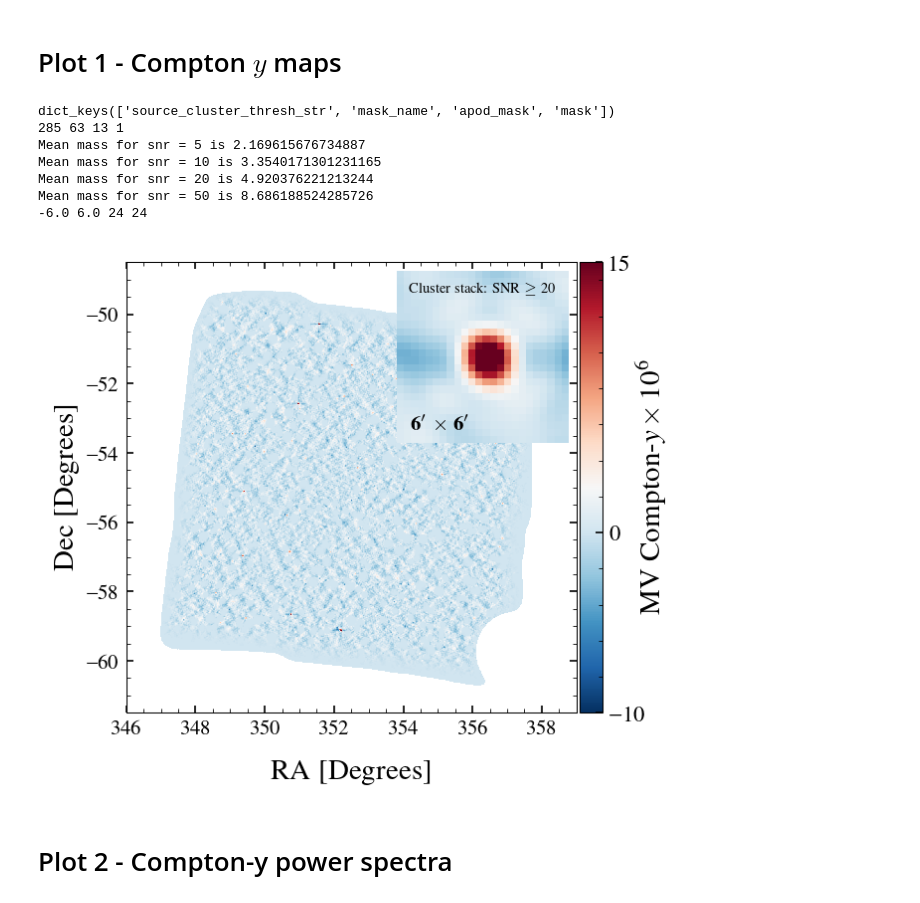
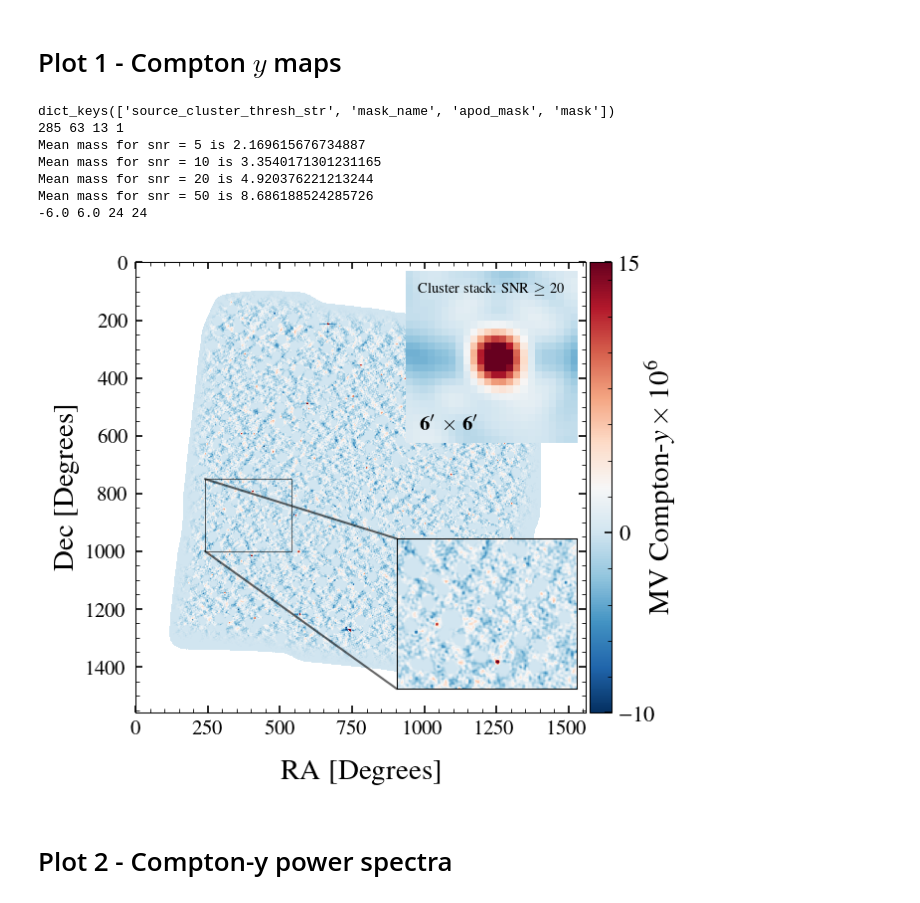
Before and after one commit to sriniraghunathan/tSZ_2pt_SPT_SPIRE, a Jupyter notebook: read_files_and_make_plots.ipynb, the cells around one changed output. Drawn from its saved outputs; the diff is of its cells as text; code cells hidden in the pictures.

Commit message:
minor plot edits

```diff
--- a/read_files_and_make_plots.ipynb
+++ b/read_files_and_make_plots.ipynb
@@ -212,6 +212,12 @@ def wiener_filtered_image_to_plot(image, mapparams, ilckey, dx = 0.5, beam_fwhm_
     import flatsky
     els = res_dic[(ilckey, ilckey)]['els']
     cls = res_dic[(ilckey, ilckey)]['data_odd_even_combs_only']
+    if (1): #rough data beam to go in the Wiener filter template
+        lmax = max(els)
+        bl_data_rough = flatsky.get_beam(None, 1.2, lmax)
+        bl_data_rough = np.interp(els, np.arange(len(bl_data_rough)), bl_data_rough)
+        cls = cls * bl_data_rough**2.
+
     fg_plus_noise_cls = res_dic[(ilckey, ilckey)]['sim']
     filter_for_image = flatsky.wiener_filter(mapparams, cls, fg_plus_noise_cls, el = els)
     if beam_fwhm_am > 0:
@@ -235,7 +241,7 @@ for to_plot_cntr, ilckey in enumerate( fname_dic ):
     mask_to_plot = mask #apod_mask * mask
     curr_ymap_to_plot = np.copy( curr_ymap ) * yscalefac * mask_to_plot
 
-    if (1): #20260115
+    if (0): #20260115
         mapparams = [ny, nx, dx, dx]
         curr_ymap_to_plot = wiener_filtered_image_to_plot(curr_ymap_to_plot, mapparams, ilckey, beam_fwhm_am=beam_fwhm_am_for_smoothing)
         vmin, vmax = -10., 15.
@@ -250,7 +256,7 @@ for to_plot_cntr, ilckey in enumerate( fname_dic ):
     clf()
     ax = subplot(tr, tc, to_plot_cntr+1)
     tmp_imshow = imshow( curr_ymap_to_plot, vmin = vmin, vmax = vmax, cmap = cmap,
-                        extent = [xmin, xmax, ymin, ymax],
+                        #extent = [xmin, xmax, ymin, ymax],
                        );
     ##show(); sys.exit()
     if len( fname_dic ) == 1:
@@ -263,17 +269,19 @@ for to_plot_cntr, ilckey in enumerate( fname_dic ):
 
     if (0): #mark clusters
         x_arr, y_arr = ra_dec_clusters_dic[cluster_snr_thresh_for_stack_plot]
+        #print(x_arr, y_arr); sys.exit()
         """
         inds = np.where( (x_arr>=xmin) & (x_arr<=xmax) & (y_arr>=ymin) & (y_arr<=ymax)  )
         x_arr = x_arr[inds]
         y_arr = y_arr[inds]
         """
-        x_arr, y_arr = [352.], [-59.]
-        #x_arr, y_arr = x_y_clusters_dic[20]
+        #x_arr, y_arr = [352.], [-59.]
+        x_arr, y_arr = x_y_clusters_dic[10]
+
         plot( x_arr, y_arr, 'o', ls = 'None', ms = 5., mec = 'black', color = 'None')
         lims_extra = 0.
-        xlim(xmin-lims_extra, xmax+lims_extra); ylim(ymin-lims_extra, ymax+lims_extra)
-        show(); sys.exit()
+        #xlim(xmin-lims_extra, xmax+lims_extra); ylim(ymin-lims_extra, ymax+lims_extra)
+        #show(); sys.exit()
 
     ##title(r'%s' %(ilc_specs_dic[ilckey]), fontsize = fsval+2)
 
@@ -311,12 +319,13 @@ for to_plot_cntr, ilckey in enumerate( fname_dic ):
             #ax.indicate_inset_zoom(ax2, edgecolor='black', lw = 1., alpha = 0.6)
             #ax2.grid(True, which='both', ls='-', lw = 0.1, alpha = 0.1)
     """
-    if (0): #zoom-in
+    if (1): #zoom-in
         #x1_deg, x2_deg, y1_deg, y2_deg = 350., 353., -58., -60.
         #x0_deg, y0_deg = 351.5, -59.
-        x1, x2, y1, y2 = 510, 800, 1170, 1310
-        width, height = 0.35, 0.25
-        xloc, yloc = 0.63, 0.02
+        ###x1, x2, y1, y2 = 510, 800, 1170, 1310
+        x1, x2, y1, y2 = 240, 540, 750, 1000
+        width = height = 0.4
+        xloc, yloc = 1-width-0.02, 0.02
         rect=[xloc, yloc, width, height]
         ax2=add_subplot_axes(ax,rect)
         ax2.set_facecolor('white')
@@ -382,35 +391,35 @@ if (1): #zoom-in
     ##colorbar()
     fsval = 8
     title(r'Cluster stack: SNR $\ge$ %g' %(cluster_snr_thresh_for_stack_plot), fontsize = fsval-1, y = 0.8)
     if (1):
         ax2.text(-5., -5, r'${\bf 6^{\prime}\ {\boldmath \times}\ 6^{\prime}}$')
         xticks([]); yticks([])
     else:
         xlabel(r'Arcmins', fontsize = fsval, labelpad = -0.5)
         ylabel(r'Arcmins', fontsize = fsval, labelpad = -0.5)
         ax2.xaxis.set_major_locator(MaxNLocator(nbins=3))
         ax2.yaxis.set_major_locator(MaxNLocator(nbins=3))
         ##ax2 = format_axis(ax2, fsval, fsval)
 
     ax2.tick_params(which = 'major', axis = 'both', direction='in', length=3, width=0.75)
     ax2.tick_params(which = 'minor', axis = 'both', direction='in', length=2., width=0.25)
     ax2.axis('off')
 
 plname = 'plots/ymap_plots.pdf'
 if filters_applied:
     plname = '%s_%s' %(plname, filters_applied)
 plname = '%s.pdf' %(plname)
-savefig(plname, dpi = 200.)
+#savefig(plname, dpi = 200.)
 show()
 # %% [output]
 dict_keys(['source_cluster_thresh_str', 'mask_name', 'apod_mask', 'mask'])
 285 63 13 1
 Mean mass for snr = 5 is 2.169615676734887
 Mean mass for snr = 10 is 3.3540171301231165
 Mean mass for snr = 20 is 4.920376221213244
 Mean mass for snr = 50 is 8.686188524285726
 -6.0 6.0 24 24
-[figure, old version]
+[figure, new version]
 # %% [markdown]
 # Plot 2 - Compton-y power spectra
 # %%
```
Also changed, not shown: parts of 1 cell of this notebook, 2 other files.
